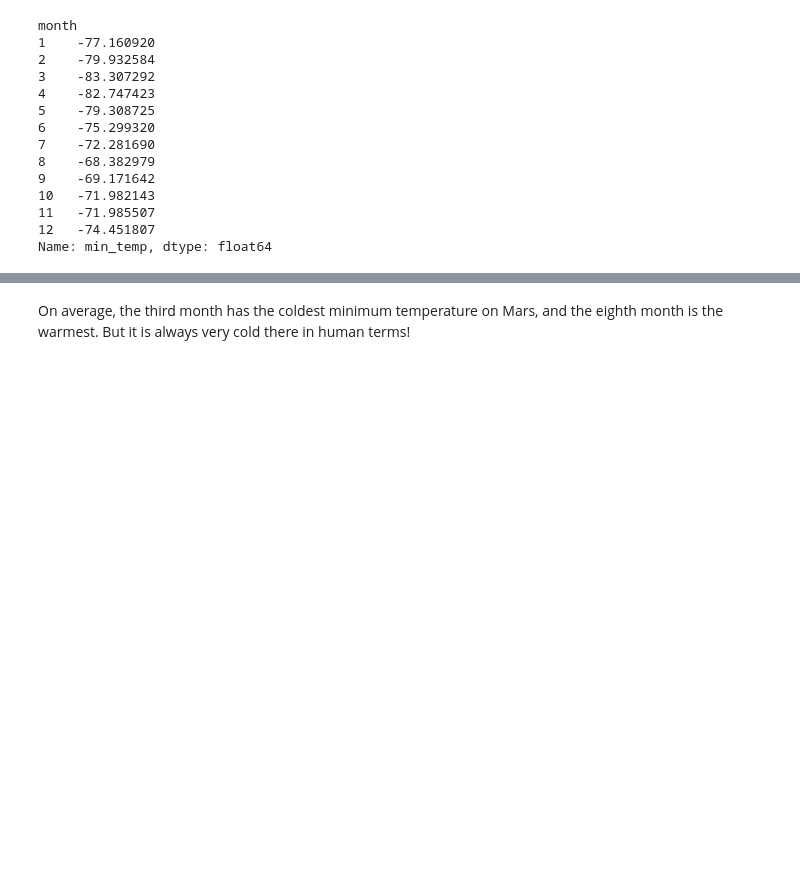
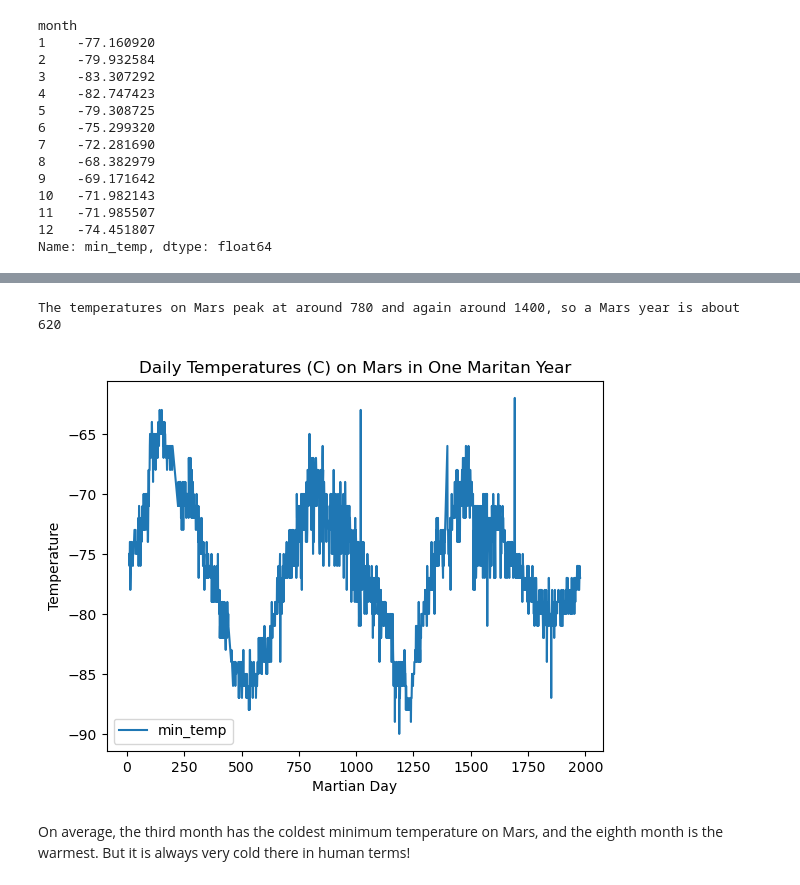
Before and after one commit to GabrielaCLopez/mars-data-scrape-challenge, a Jupyter notebook: MarsWeather/part_2_mars_weather.ipynb, the cells around one changed output, grey strips where cells are left out. Cells and saved outputs as stored; diff of their text form; code cells hidden in the pictures; blank space fills up the shorter version.

```diff
--- a/MarsWeather/part_2_mars_weather.ipynb
+++ b/MarsWeather/part_2_mars_weather.ipynb
@@ -233,3 +259,17 @@ avg_low_temp.groupby(['Country','Place'])['Value'].max()
+# %%
+# 5. How many terrestrial (earth) days are there in a Martian year?
+
+#plot the daily minimum temperature
+mars_df.plot(x='sol', y='min_temp')
+
+plt.title("Daily Temperatures (C) on Mars in One Maritan Year")
+plt.xlabel("Martian Day")
+plt.ylabel("Temperature")
+
+print(f'The temperatures on Mars peak at around 780 and again around 1400, so a Mars year is about {1400-780}')
+# %% [output]
+The temperatures on Mars peak at around 780 and again around 1400, so a Mars year is about 620
+[figure, added]
 # %% [markdown]
 On average, the third month has the coldest minimum temperature on Mars, and the eighth month is the warmest. But it is always very cold there in human terms!
 # %% [markdown]
```
Also changed, not shown: parts of 5 cells of this notebook.
